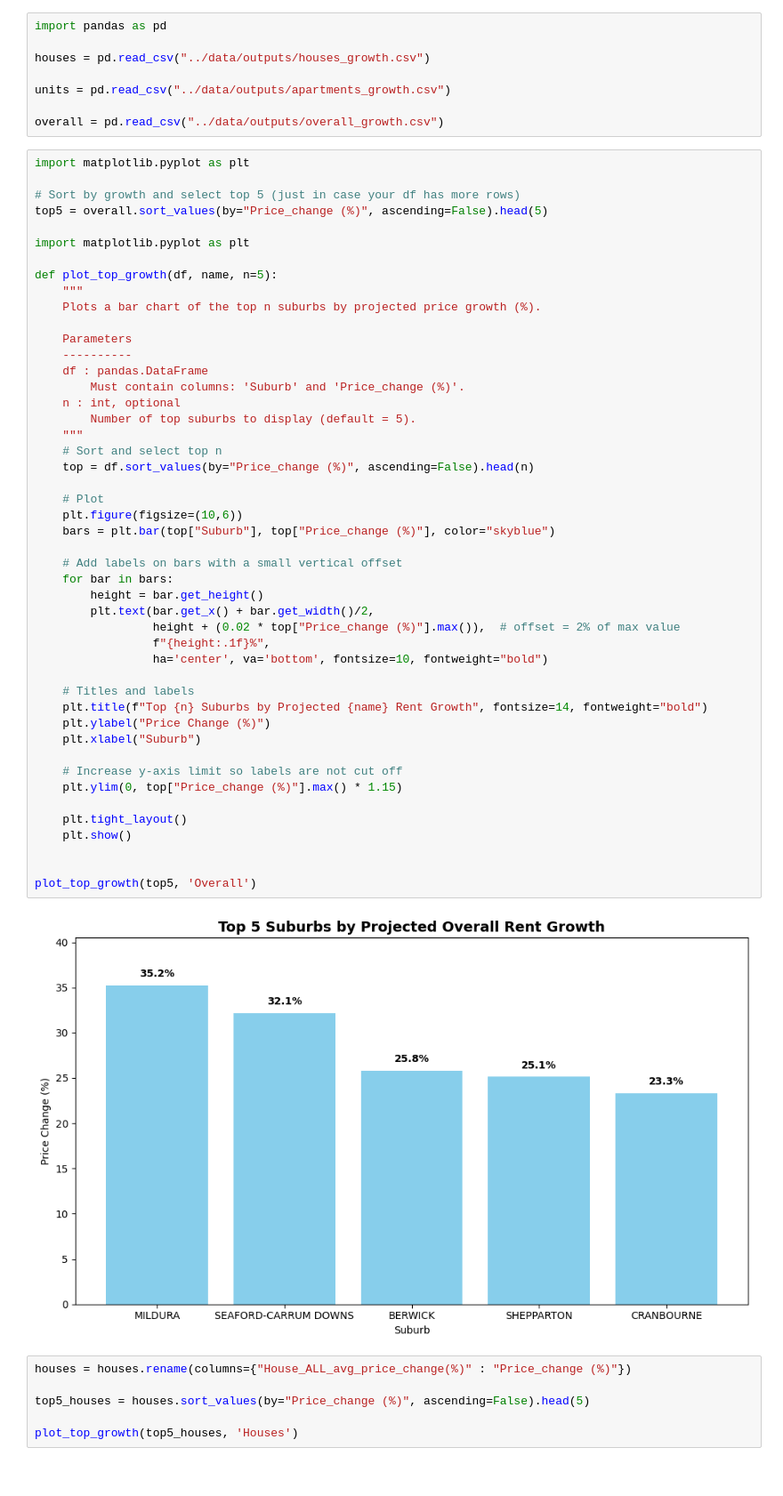
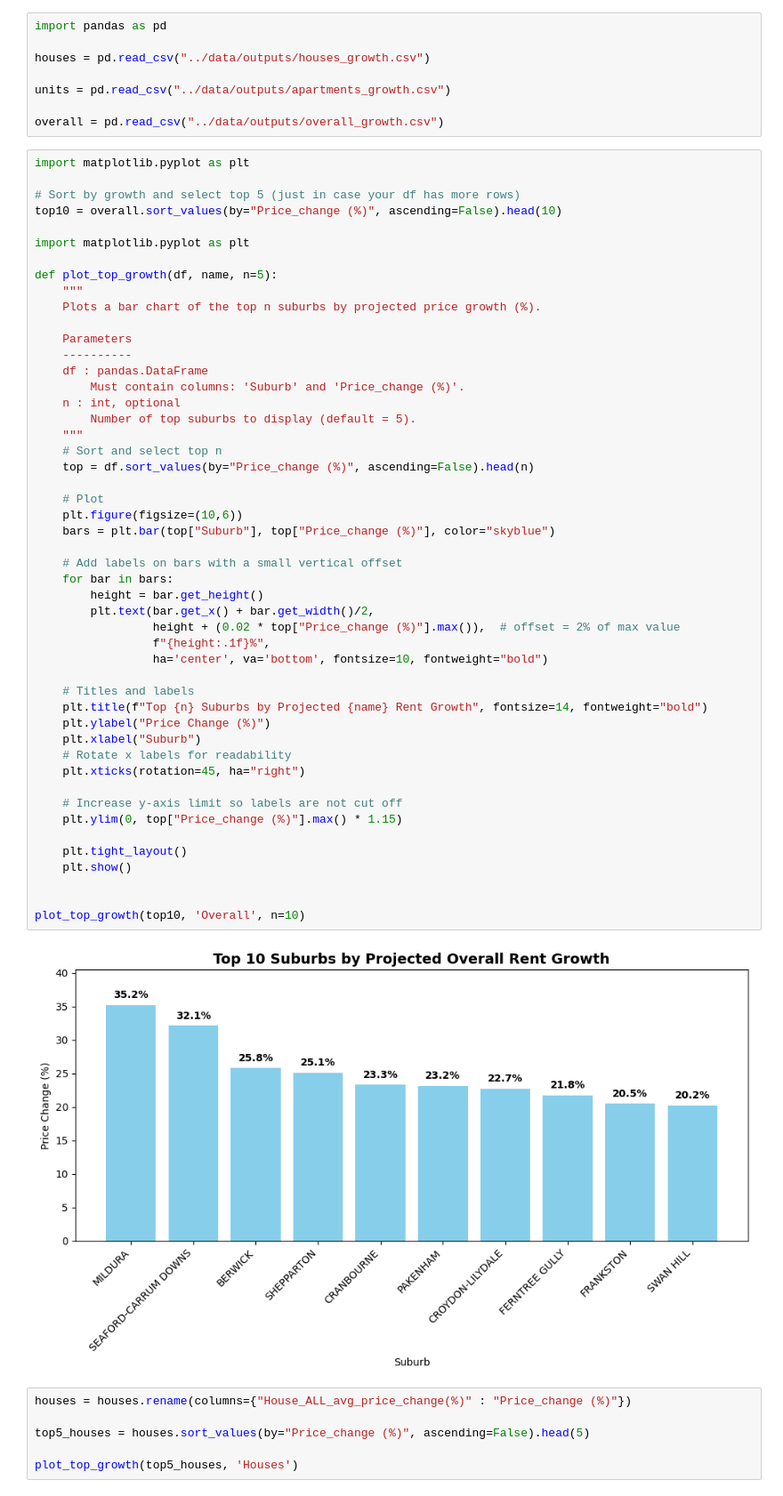
Before and after one commit to bicicow03/Group-Project-Real-Estate-Industry-Analysis, a Jupyter notebook: notebooks/summary_notebook.ipynb, the cells around one changed output. Shown at 89% size. Saved outputs shown, nothing was run; the diff lists cells and outputs as text.

```diff
--- a/notebooks/summary_notebook.ipynb
+++ b/notebooks/summary_notebook.ipynb
@@ -327,7 +327,7 @@ overall = pd.read_csv("../data/outputs/overall_growth.csv")
 import matplotlib.pyplot as plt
 
 # Sort by growth and select top 5 (just in case your df has more rows)
-top5 = overall.sort_values(by="Price_change (%)", ascending=False).head(5)
+top10 = overall.sort_values(by="Price_change (%)", ascending=False).head(10)
 
 import matplotlib.pyplot as plt
 
@@ -343,35 +343,37 @@ def plot_top_growth(df, name, n=5):
         Number of top suburbs to display (default = 5).
     """
     # Sort and select top n
     top = df.sort_values(by="Price_change (%)", ascending=False).head(n)
 
     # Plot
     plt.figure(figsize=(10,6))
     bars = plt.bar(top["Suburb"], top["Price_change (%)"], color="skyblue")
 
     # Add labels on bars with a small vertical offset
     for bar in bars:
         height = bar.get_height()
         plt.text(bar.get_x() + bar.get_width()/2,
                  height + (0.02 * top["Price_change (%)"].max()),  # offset = 2% of max value
                  f"{height:.1f}%",
                  ha='center', va='bottom', fontsize=10, fontweight="bold")
 
     # Titles and labels
     plt.title(f"Top {n} Suburbs by Projected {name} Rent Growth", fontsize=14, fontweight="bold")
     plt.ylabel("Price Change (%)")
     plt.xlabel("Suburb")
+    # Rotate x labels for readability
+    plt.xticks(rotation=45, ha="right")
 
     # Increase y-axis limit so labels are not cut off
     plt.ylim(0, top["Price_change (%)"].max() * 1.15)
 
     plt.tight_layout()
     plt.show()
 
 
-plot_top_growth(top5, 'Overall')
+plot_top_growth(top10, 'Overall', n=10)
 # %% [output]
-[figure, old version]
+[figure, new version]
 # %%
 houses = houses.rename(columns={"House_ALL_avg_price_change(%)" : "Price_change (%)"})
 
```
